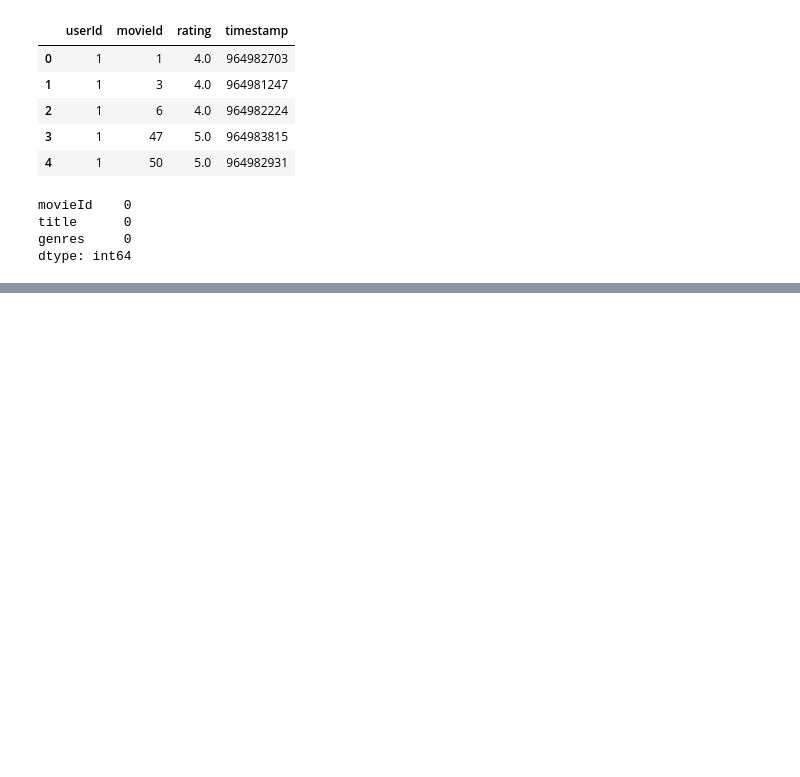
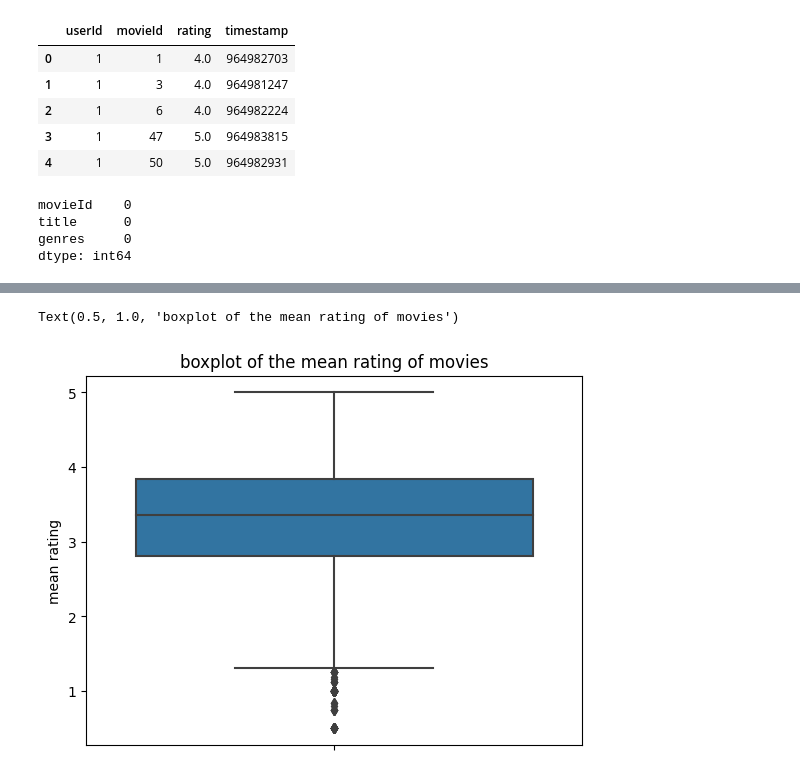
Before and after one commit to anasbn44/movie_recomender, a Jupyter notebook: movie_ratings.ipynb, the cells around one changed output, grey strips where cells are left out. Cells and saved outputs as stored; diff of their text form; code cells hidden in the pictures; blank space fills up the shorter version.

```diff
--- a/movie_ratings.ipynb
+++ b/movie_ratings.ipynb
@@ -49,0 +84,3 @@ genre_columns = ["Action", "Adventure", "Animation", "Children", "Comedy", "Crim
+# %%
+Y, R = utils.prepare_y_r(df_movies, df_ratings)
+Y.head(3)
@@ -49,0 +114,3 @@ genre_columns = ["Action", "Adventure", "Animation", "Children", "Comedy", "Crim
+# %%
+df_movies["mean rating"] = Y[Y != 0].mean(axis=1)
+df_movies.head(3)
@@ -49,0 +145,5 @@ genre_columns = ["Action", "Adventure", "Animation", "Children", "Comedy", "Crim
+# %%
+sns.boxplot(data=df_movies, y="mean rating").set_title("boxplot of the mean rating of movies")
+# %% [output]
+Text(0.5, 1.0, 'boxplot of the mean rating of movies')
+[figure, added]
```
Also changed, not shown: parts of 10 cells of this notebook, 2 other files.
